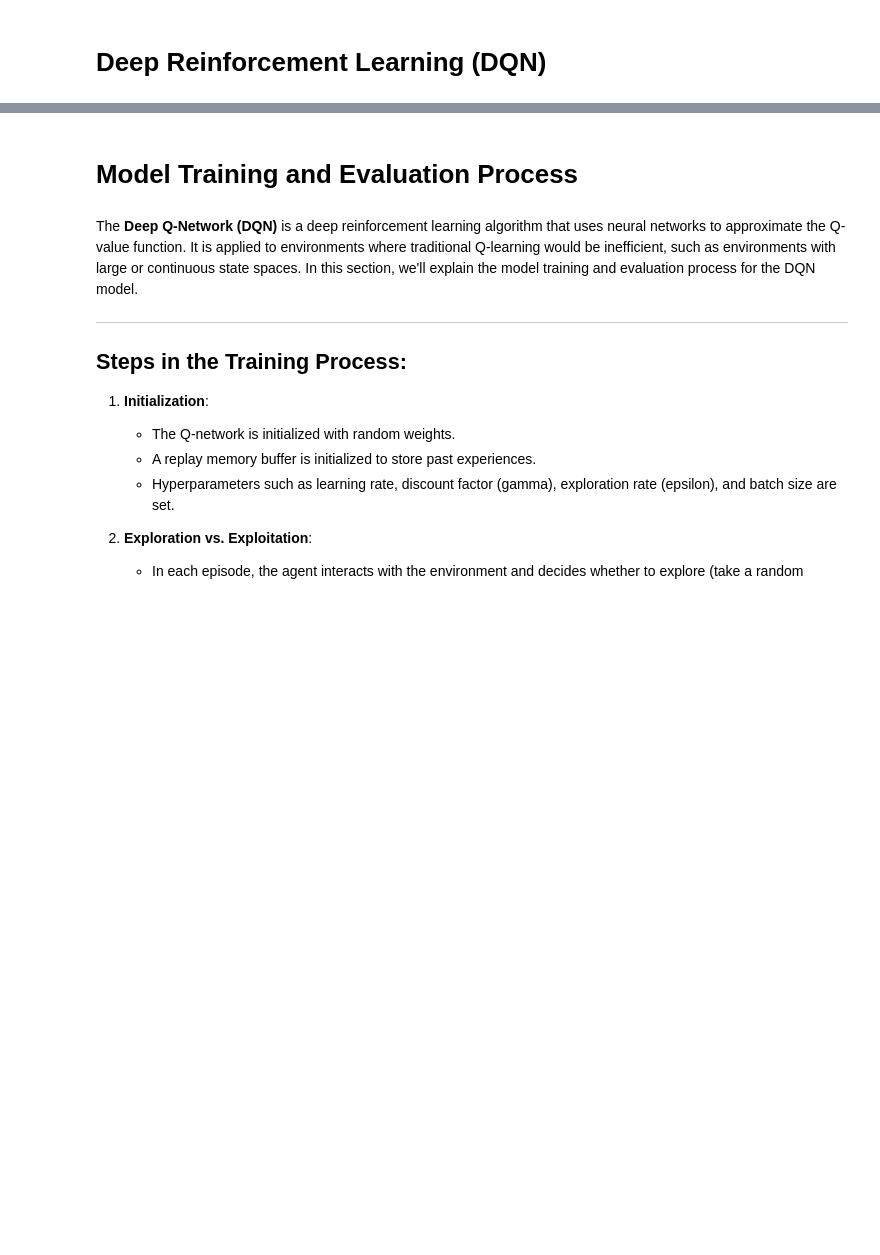
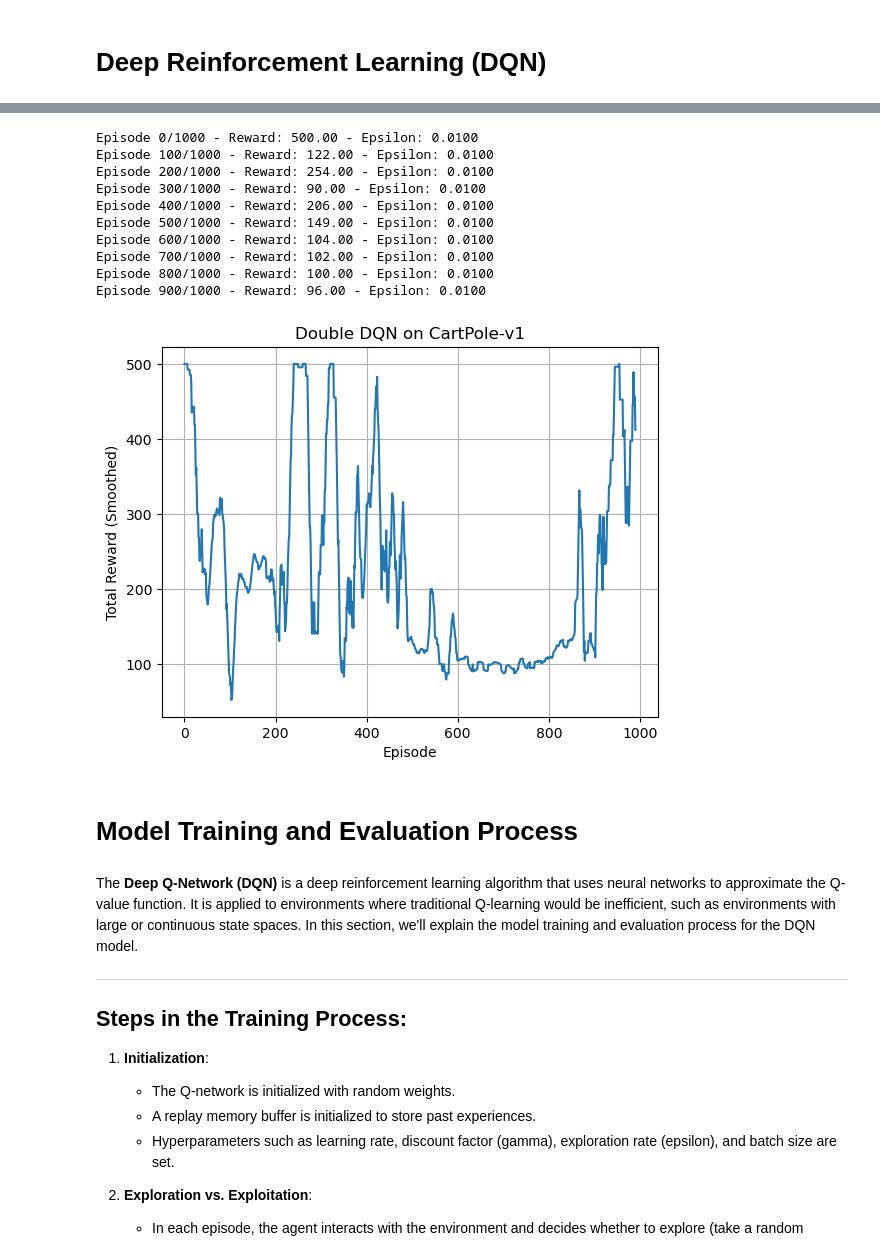
Before and after one commit to minahabibm/AI-ML-LLM_Models, a Jupyter notebook: notebooks/Deep Reinforcement Learning.ipynb, the cells around one changed output, grey strips where cells are left out. Saved outputs shown, nothing was run; the diff lists cells and outputs as text; code cells hidden in the pictures; blank space fills up the shorter version.

Commit message:
Double DQN

```diff
--- a/notebooks/Deep Reinforcement Learning.ipynb
+++ b/notebooks/Deep Reinforcement Learning.ipynb
@@ -141,3 +144,82 @@ Episode 900/1000 - Reward: 169.00 - Epsilon: 0.0109
+# %%
+def train_double_dqn():
+    global epsilon
+    rewards = []
+
+    for episode in range(episodes):
+        state = env.reset()
+        if isinstance(state, tuple):  # Gym >= 0.26 returns (obs, info)
+            state = state[0]
+        total_reward = 0
+        done = False
+
+        while not done:
+            action = select_action(state)
+
+            step_result = env.step(action)
+            next_state, reward, terminated, truncated = step_result[:4]
+            done = bool(terminated) or bool(truncated)
+
+            memory.append((state, action, reward, next_state, done))
+            state = next_state
+            total_reward += reward
+
+            if len(memory) >= batch_size:
+                batch = random.sample(memory, batch_size)
+                states, actions, rewards_batch, next_states, dones_list = zip(*batch)
+
+                states = torch.tensor(np.array(states), dtype=torch.float32)
+                actions = torch.tensor(actions, dtype=torch.long)
+                rewards_batch = torch.tensor(rewards_batch, dtype=torch.float32)
+                next_states = torch.tensor(np.array(next_states), dtype=torch.float32)
+                dones = torch.tensor(dones_list, dtype=torch.float32)
+
+                q_values = model(states)
+                next_q_values_model = model(next_states)
+                best_actions = torch.argmax(next_q_values_model, dim=1)
+                next_q_values_target = target_model(next_states)
+                selected_q_values = next_q_values_target.gather(1, best_actions.unsqueeze(1)).squeeze(1)
+
+                target_q_values = rewards_batch + gamma * selected_q_values * (1 - dones)
+
+                loss = criterion(q_values.gather(1, actions.unsqueeze(1)).squeeze(1), target_q_values)
+                optimizer.zero_grad()
+                loss.backward()
+                optimizer.step()
+
+        rewards.append(total_reward)
+        epsilon = max(min_epsilon, epsilon * epsilon_decay)
+
+        if episode % update_target_every == 0:
+            target_model.load_state_dict(model.state_dict())
+
+        if episode % 100 == 0:
+            print(f"Episode {episode}/{episodes} - Reward: {total_reward:.2f} - Epsilon: {epsilon:.4f}")
+
+    # Plot rewards with moving average
+    def moving_average(data, window_size=10):
+        return np.convolve(data, np.ones(window_size)/window_size, mode='valid')
+
+    plt.plot(moving_average(rewards))
+    plt.title('Double DQN on CartPole-v1')
+    plt.xlabel('Episode')
+    plt.ylabel('Total Reward (Smoothed)')
+    plt.grid()
+    plt.show()
+
+train_double_dqn()
+# %% [output]
+Episode 0/1000 - Reward: 500.00 - Epsilon: 0.0100
+Episode 100/1000 - Reward: 122.00 - Epsilon: 0.0100
+Episode 200/1000 - Reward: 254.00 - Epsilon: 0.0100
+Episode 300/1000 - Reward: 90.00 - Epsilon: 0.0100
+Episode 400/1000 - Reward: 206.00 - Epsilon: 0.0100
+Episode 500/1000 - Reward: 149.00 - Epsilon: 0.0100
+Episode 600/1000 - Reward: 104.00 - Epsilon: 0.0100
+Episode 700/1000 - Reward: 102.00 - Epsilon: 0.0100
+Episode 800/1000 - Reward: 100.00 - Epsilon: 0.0100
+Episode 900/1000 - Reward: 96.00 - Epsilon: 0.0100
+[figure, added]
 # %% [markdown]
 # Model Training and Evaluation Process
 # %% [markdown]
```
Also changed, not shown: parts of 3 cells of this notebook.
